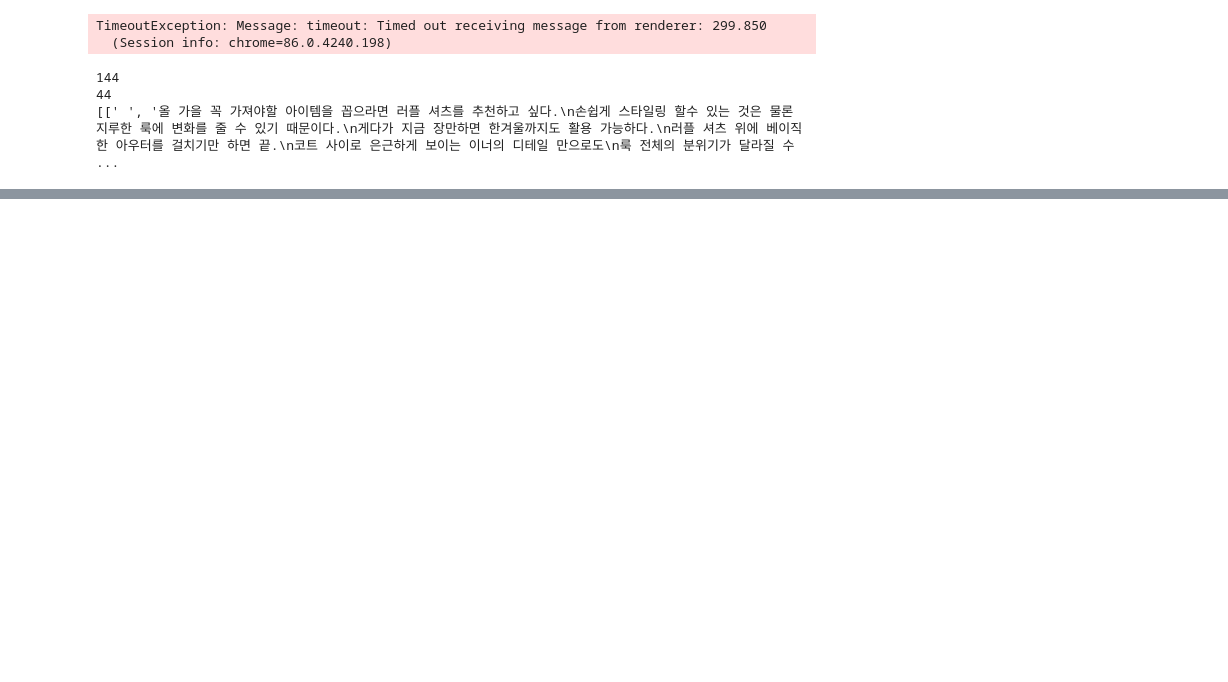
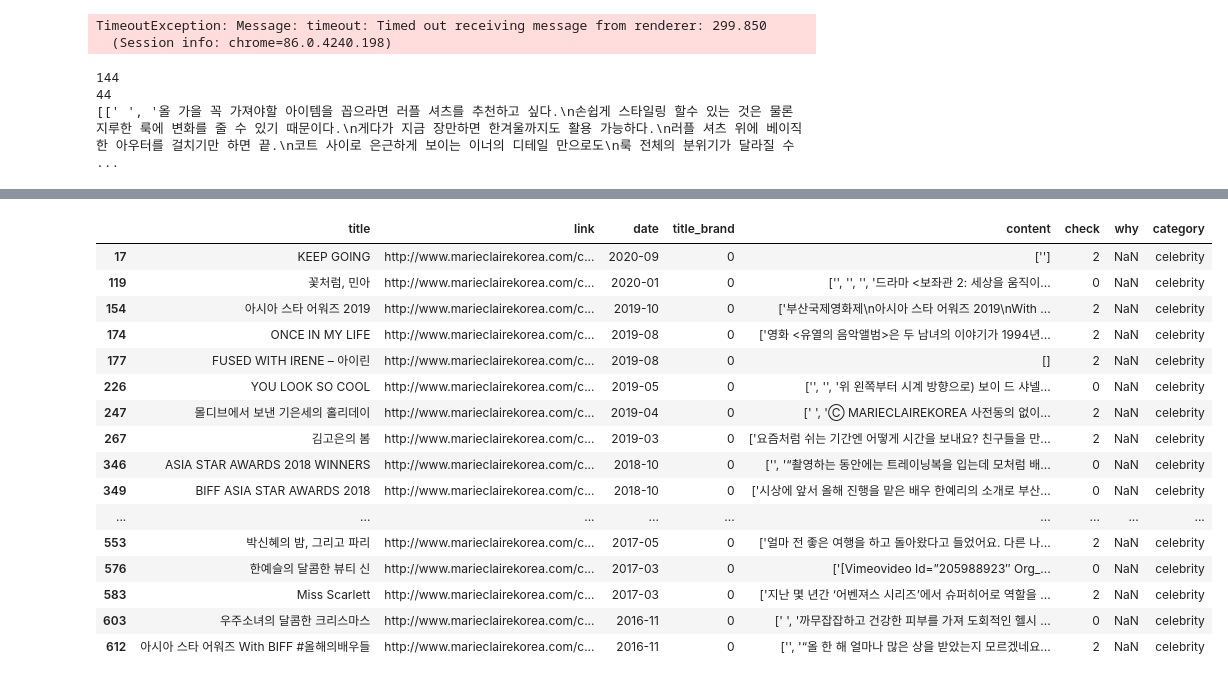
Before and after one commit to sujin29/blande, a Jupyter notebook: crawling_marieclaire.ipynb, the cells around one changed output, grey strips where cells are left out. Saved outputs shown, nothing was run; the diff lists cells and outputs as text; code cells hidden in the pictures; blank space fills up the shorter version.

```diff
--- a/crawling_marieclaire.ipynb
+++ b/crawling_marieclaire.ipynb
@@ -715,0 +720,5 @@ print(content_list)
+# %%
+marie_chanel = pd.read_csv('marie_chanel.csv', sep = '|', encoding = 'utf-8')
+marie_dior = pd.read_csv('marie_dior.csv', sep = '|', encoding = 'utf-8')
+marie_ysl = pd.read_csv('marie_ysl.csv', sep = '|', encoding = 'utf-8')
+marie_celine = pd.read_csv('marie_celine.csv', sep = '|', encoding = 'utf-8')
@@ -715,0 +786,22 @@ print(content_list)
+# %%
+marie_chanel.loc[marie_chanel['category'] == '%ed%96%a5%ec%9e%a5', 'category'] ='향장'
+# %%
+marie_chanel[(marie_chanel['category'] =='celebrity')]
+# %% [output]
+|  | title | link | date | title_brand | content | check | why | category |
+| 17 | KEEP GOING | http://www.marieclairekorea.com/c... | 2020-09 | 0 | [''] | 2 | NaN | celebrity |
+| 119 | 꽃처럼, 민아 | http://www.marieclairekorea.com/c... | 2020-01 | 0 | ['', '', '', '드라마 <보좌관 2: 세상을 움직이... | 0 | NaN | celebrity |
+| 154 | 아시아 스타 어워즈 2019 | http://www.marieclairekorea.com/c... | 2019-10 | 0 | ['부산국제영화제\n아시아 스타 어워즈 2019\nWith ... | 2 | NaN | celebrity |
+| 174 | ONCE IN MY LIFE | http://www.marieclairekorea.com/c... | 2019-08 | 0 | ['영화 <유열의 음악앨범>은 두 남녀의 이야기가 1994년... | 2 | NaN | celebrity |
+| 177 | FUSED WITH IRENE – 아이린 | http://www.marieclairekorea.com/c... | 2019-08 | 0 | [] | 2 | NaN | celebrity |
+| 226 | YOU LOOK SO COOL | http://www.marieclairekorea.com/c... | 2019-05 | 0 | ['', '', '위 왼쪽부터 시계 방향으로) 보이 드 샤넬... | 0 | NaN | celebrity |
+| 247 | 몰디브에서 보낸 기은세의 홀리데이 | http://www.marieclairekorea.com/c... | 2019-04 | 0 | [' ', 'Ⓒ MARIECLAIREKOREA 사전동의 없이... | 2 | NaN | celebrity |
+| 267 | 김고은의 봄 | http://www.marieclairekorea.com/c... | 2019-03 | 0 | ['요즘처럼 쉬는 기간엔 어떻게 시간을 보내요? 친구들을 만... | 2 | NaN | celebrity |
+| 346 | ASIA STAR AWARDS 2018 WINNERS | http://www.marieclairekorea.com/c... | 2018-10 | 0 | ['', '“촬영하는 동안에는 트레이닝복을 입는데 모처럼 배... | 0 | NaN | celebrity |
+| 349 | BIFF ASIA STAR AWARDS 2018 | http://www.marieclairekorea.com/c... | 2018-10 | 0 | ['시상에 앞서 올해 진행을 맡은 배우 한예리의 소개로 부산... | 0 | NaN | celebrity |
+| ... | ... | ... | ... | ... | ... | ... | ... | ... |
+| 553 | 박신혜의 밤, 그리고 파리 | http://www.marieclairekorea.com/c... | 2017-05 | 0 | ['얼마 전 좋은 여행을 하고 돌아왔다고 들었어요. 다른 나... | 2 | NaN | celebrity |
+| 576 | 한예슬의 달콤한 뷰티 신 | http://www.marieclairekorea.com/c... | 2017-03 | 0 | ['[Vimeovideo Id=”205988923″ Org_... | 0 | NaN | celebrity |
+| 583 | Miss Scarlett | http://www.marieclairekorea.com/c... | 2017-03 | 0 | ['지난 몇 년간 ‘어벤져스 시리즈’에서 슈퍼히어로 역할을 ... | 2 | NaN | celebrity |
+| 603 | 우주소녀의 달콤한 크리스마스 | http://www.marieclairekorea.com/c... | 2016-11 | 0 | [' ', '까무잡잡하고 건강한 피부를 가져 도회적인 헬시 ... | 0 | NaN | celebrity |
+| 612 | 아시아 스타 어워즈 With BIFF #올해의배우들 | http://www.marieclairekorea.com/c... | 2016-11 | 0 | ['', '“올 한 해 얼마나 많은 상을 받았는지 모르겠네요... | 2 | NaN | celebrity |
```
Also changed, not shown: parts of 48 cells of this notebook, 3 other files.
